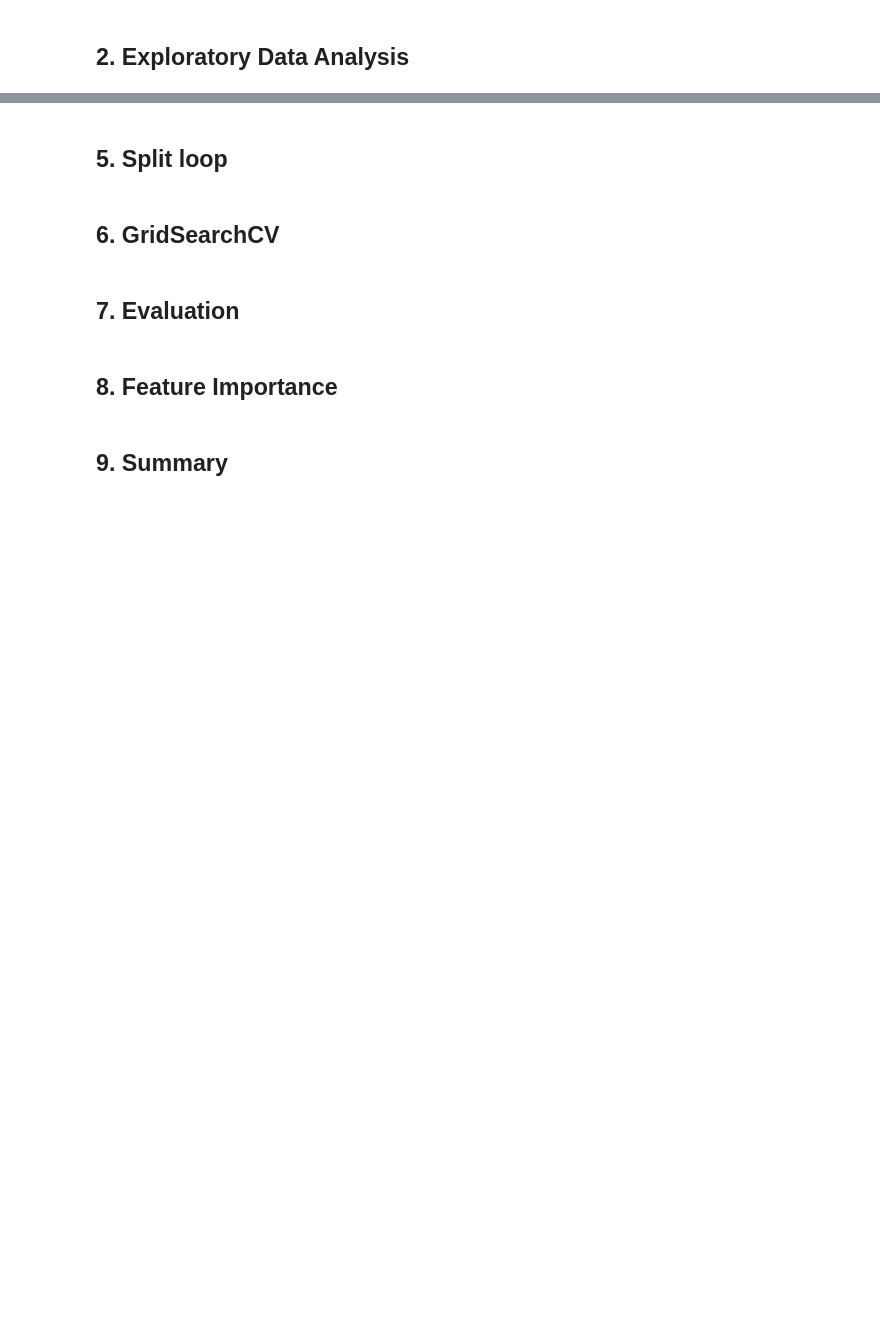
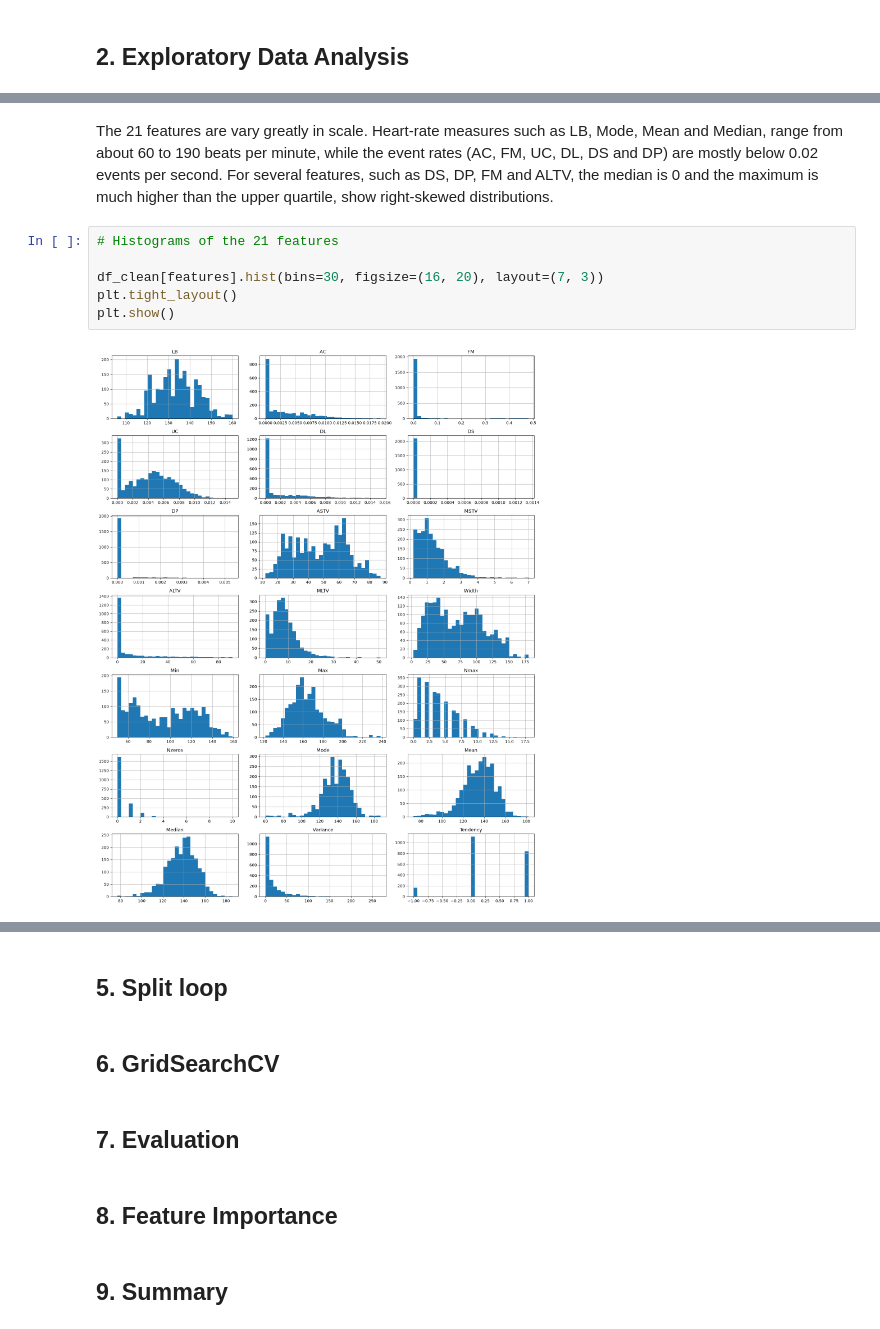
Before and after one commit to JingliangCCT/Machine-Learning-CA1, a Jupyter notebook: Jingliang_ML_HDipData_CA1.ipynb, the cells around one changed output, grey strips where cells are left out. Drawn from its saved outputs; the diff is of its cells as text; blank space fills up the shorter version.

```diff
--- a/Jingliang_ML_HDipData_CA1.ipynb
+++ b/Jingliang_ML_HDipData_CA1.ipynb
@@ -308,0 +362,10 @@ Name: count, dtype: int64
+# %% [markdown]
+The 21 features are vary greatly in scale. Heart-rate measures such as LB, Mode, Mean and Median, range from about 60 to 190 beats per minute, while the event rates (AC, FM, UC, DL, DS and DP) are mostly below 0.02 events per second. For several features, such as DS, DP, FM and ALTV, the median is 0 and the maximum is much higher than the upper quartile, show right-skewed distributions.
+# %%
+# Histograms of the 21 features
+
+df_clean[features].hist(bins=30, figsize=(16, 20), layout=(7, 3))
+plt.tight_layout()
+plt.show()
+# %% [output]
+[figure, added]
```
Also changed, not shown: parts of 24 cells of this notebook.
